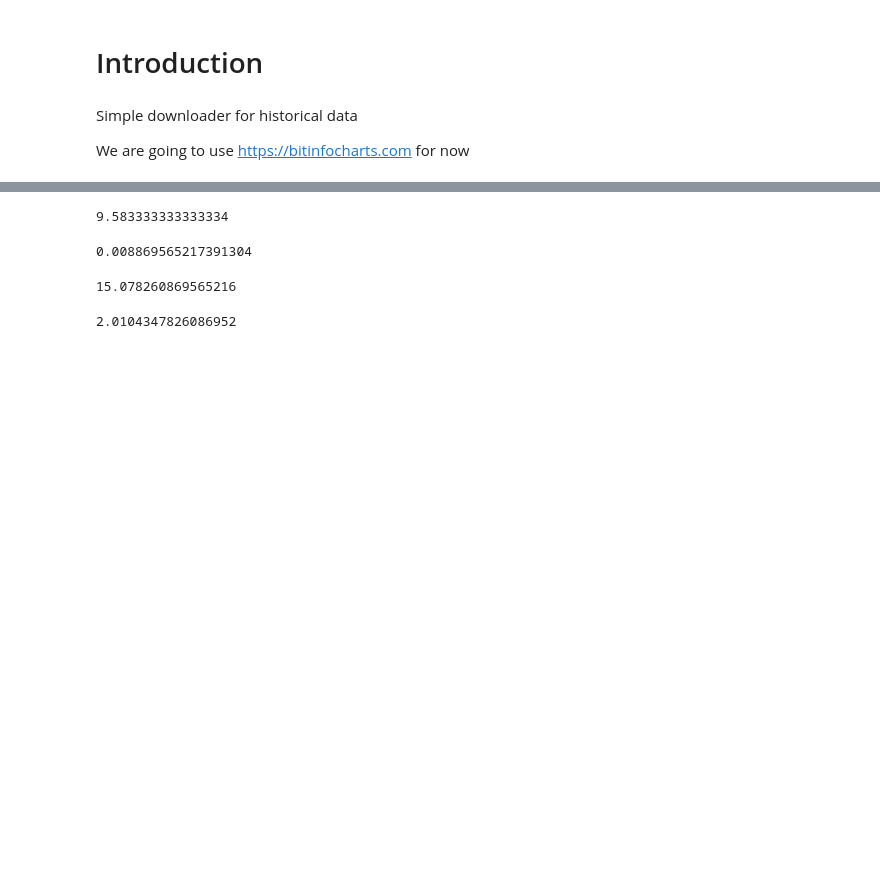
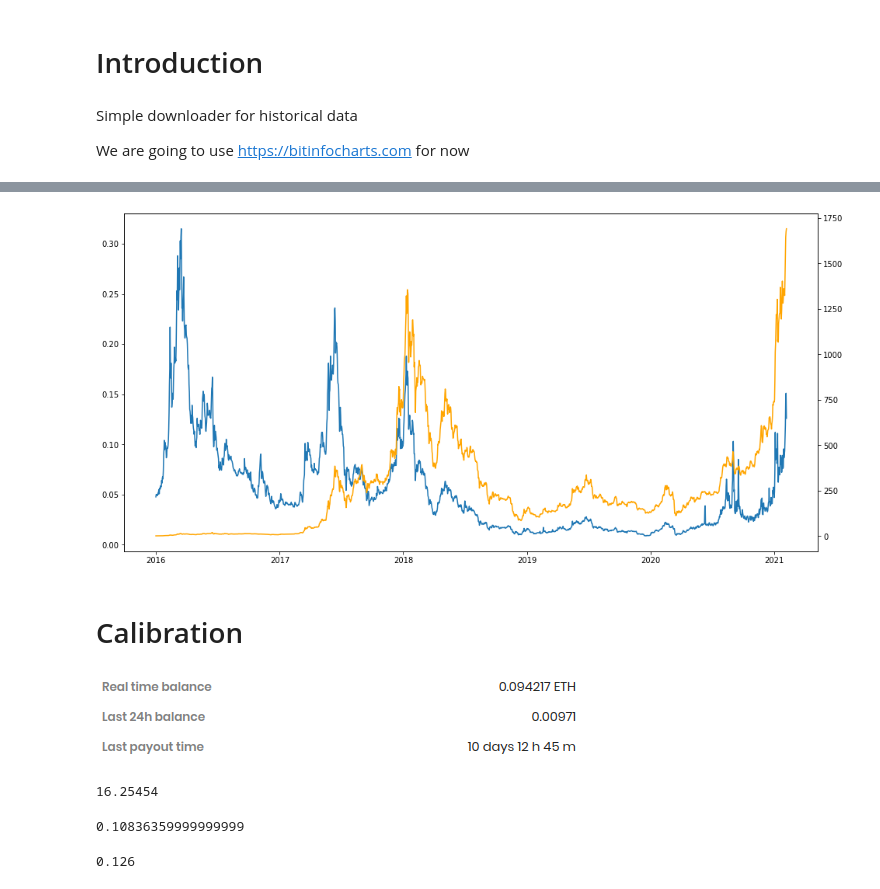
Before and after one commit to marcinbogdanski/crypto-research, a Jupyter notebook: notebooks/02_Historical_Data_Estimates.ipynb, the cells around one changed output, grey strips where cells are left out. Cells and saved outputs as stored; diff of their text form; code cells hidden in the pictures; blank space fills up the shorter version.

```diff
--- a/notebooks/02_Historical_Data_Estimates.ipynb
+++ b/notebooks/02_Historical_Data_Estimates.ipynb
@@ -123,2 +103,0 @@ plt.show()
-# %%
-df['profitability_20'] = df.profitability * 20 * 2
@@ -145,2 +103,0 @@ df.profitability_20.sum()
-# %%
-df['cost_per_day'] = [0.432]*len(df)
@@ -168,5 +103,0 @@ hours
-# %%
-days = hours / 24
-days
-# %% [output]
-9.583333333333334
@@ -175,14 +104,32 @@ eth_mined = 0.085
-# %%
-eth_per_day = eth_mined / days
-eth_per_day
-# %% [output]
-0.008869565217391304
-# %%
-dollar_per_day = eth_per_day * 1700
-dollar_per_day
-# %% [output]
-15.078260869565216
-# %%
-dollar_per_day / 150 * 20
-# %% [output]
-2.0104347826086952
+# %%
+_, ax1 = plt.subplots(figsize=(16,8))
+ax2 = ax1.twinx()
+ax1.plot(df.index, df.profitability, label='profit [$/MH/day]')
+ax2.plot(df.index, df.price, color='orange', label='price [$]')
+plt.show()
+# %% [output]
+[figure, added]
+# %% [markdown]
+# Calibration
+# %% [markdown]
+![image.png](attachment:c9efa3cf-7616-464a-8b8a-1fe3bc4ec958.png)
+# %%
+eth_per_day_rig_150MH = 0.00971                                # my personal rig 3x 2080ti, 150MH
+eth_price = 1674                                               # current ETH price, 2020-01-07
+dollar_per_day_rig_150MH = eth_per_day_rig_150MH * eth_price   # my rig earning per day
+dollar_per_day_rig_150MH
+# %% [output]
+16.25454
+# %%
+# dollar per day for 1MH rig (same as historical profitability plot)
+dollar_per_day_rig_1MH = dollar_per_day_rig_150MH / 150
+dollar_per_day_rig_1MH
+# %% [output]
+0.10836359999999999
+# %%
+# dollar per day reported by the historical data
+# - NOTE it's slightly higher than real earned by me for same day
+dollar_per_day_form_historical_data = df.loc['2021-02-06'].profitability.item()
+dollar_per_day_form_historical_data
+# %% [output]
+0.126
```
Also changed, not shown: parts of 42 cells of this notebook, 1 other file.
